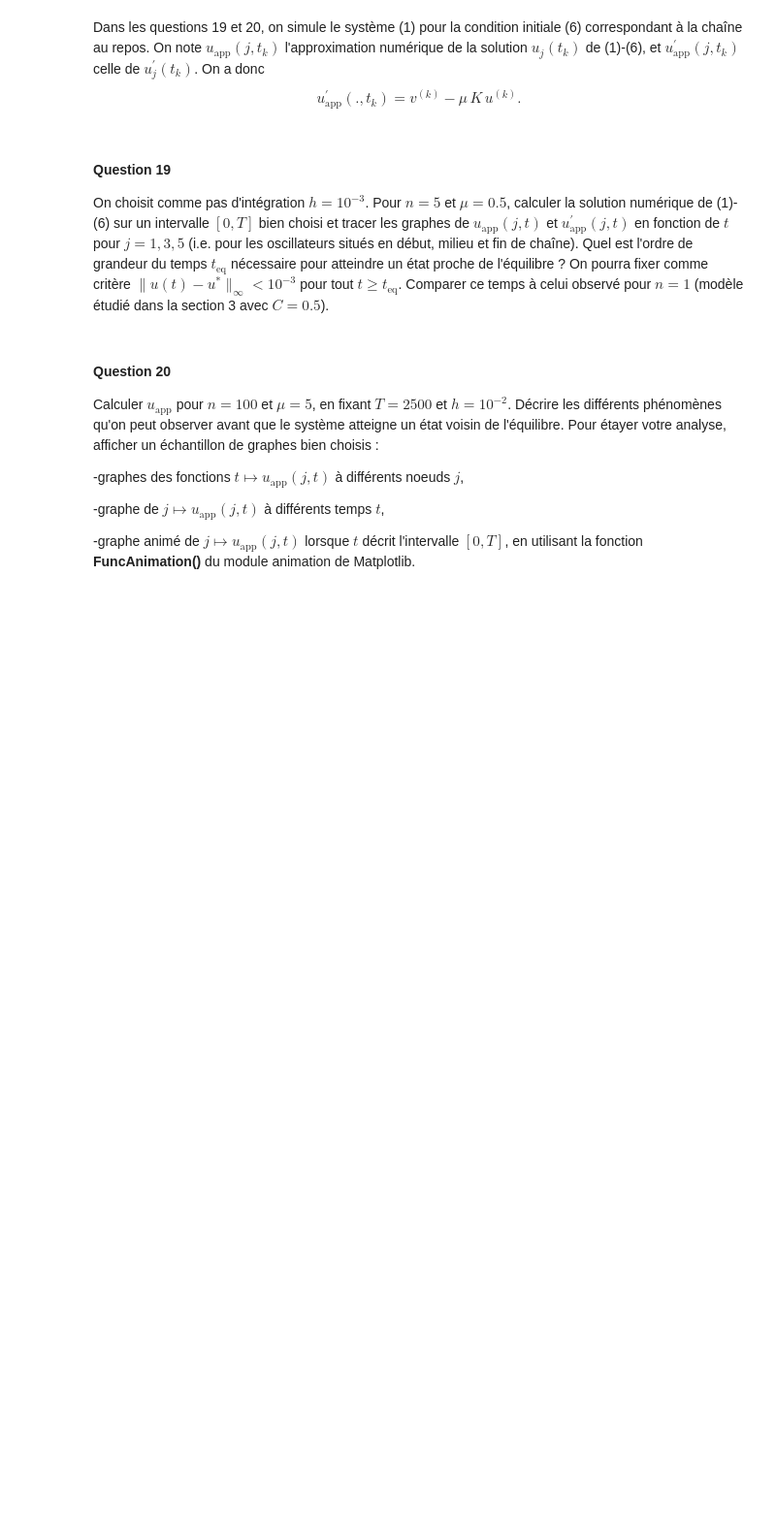
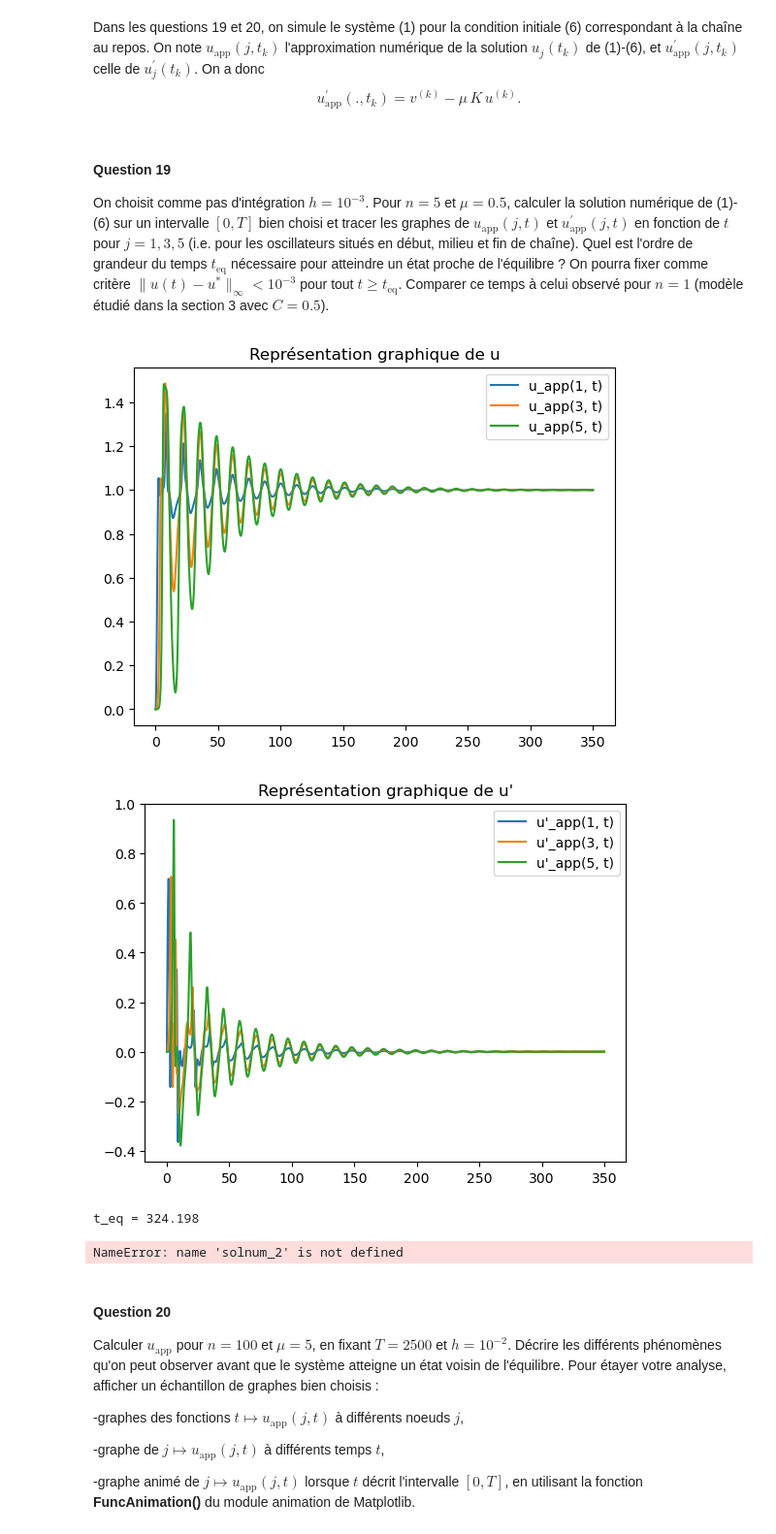
Before and after one commit to laullelien/Numerical-Methods, a Jupyter notebook: TP_MNB_2023.ipynb, the cells around one changed output. Shown at 97% size. Saved outputs shown, nothing was run; the diff lists cells and outputs as text; code cells hidden in the pictures; blank space fills up the shorter version.

```diff
--- a/TP_MNB_2023.ipynb
+++ b/TP_MNB_2023.ipynb
@@ -508,3 +583,20 @@ avec $d_{i}>0$.
 La fonction fournit en sortie deux vecteurs contenant
 les coefficients sous-diagonaux de $L$ et diagonaux de $D$.
 Tester cette fonction pour des valeurs de votre choix de $n$, $\mu$ et $h$.
+# %%
+def factorise(n, mu, h):
+    d=np.zeros( n)
+    l=np.zeros(n-1)
+    d[0]=mu*h+1
+    l[0]=-mu*h/2/d[0]
+    for i in range(1, n-1):
+        d[i]=mu*h+1-d[i-1]*l[i-1]**2
+        l[i]=-mu*h/2/d[i]
+    d[n-1]=mu*h/2+1-d[n-2]*l[n-2]**2
+    return l,d
+
+l, d=factorise(5, 2, 1)
+D=np.diag(d)
+L=np.diag(np.ones(5))+np.diag(l, k=-1)
+
+print(np.matmul(L, np.matmul(D, np.transpose(L))))
@@ -542,6 +695,60 @@ Quel est l'ordre de grandeur du temps $t_{\mathrm{eq}}$ nécessaire pour atteind
 On pourra fixer comme critère
 $\| u(t)-u^\ast \|_\infty < 10^{-3}$ pour tout $t \geq t_{\mathrm{eq}}$.
 Comparer ce temps à celui observé pour $n=1$ (modèle étudié dans la section 3 avec $C=0.5$).
+# %%
+h=10**-3
+n=5
+mu=0.5
+T=350
+
+K=mat_K(n)
+k_M=int(T/h)
+t=[k*h for k in range(k_M+1)]
+u, v=solchaine((np.zeros((n, 1)), np.zeros((n, 1))), T, h)
+
+u_graph = plt.figure()
+u_ax = u_graph.add_subplot(111)
+u_ax.set_title("Représentation graphique de u")
+
+u_p=np.zeros((n, k_M+1))
+for i in range(k_M+1):
+    u_p[:, i:i+1]=v[:, i:i+1]-mu*np.matmul(K, u[:, i:i+1])
+
+u_p_graph = plt.figure()
+u_p_ax = u_p_graph.add_subplot(111)
+u_p_ax.set_title("Représentation graphique de u'")
+
+for j in range(0, 6, 2):
+    u_ax.plot(t, u[j], label=f"u_app({j+1}, t)")
+    u_ax.legend()
+    u_p_ax.plot(t, u_p[j], label=f"u'_app({j+1}, t)")
+    u_p_ax.legend()
+
+plt.show()
+
+def t_eq(u, n, h, k_M):
+    i=k_M
+    while max(abs(u[:, i:i+1]-np.ones((n,1))))<h:
+              i-=1
+    return i*h
+
+C=0.5
+T=30
+def t_eq_2(sol):
+    i = len(sol)-1
+    while abs(sol[i][0]-1) < 10**-3:
+        i -= 1
+    return i*10**-3
+
+print("t_eq =", t_eq(u, n, h, k_M))
+sol = solnum_2([0, 0], T, h, C)
+print("t_eq_2 =", t_eq_2(sol))
+#t_eq est beaucoup plus faible lorque n=1 que lorsque n=5. t_eq/t_eq_2 = 12.24
+# %% [output]
+[figure, added]
+[figure, added]
+t_eq = 324.198
+NameError: name 'solnum_2' is not defined
 # %% [markdown]
 #### Question 20
 
```
Also changed, not shown: parts of 22 cells of this notebook.
